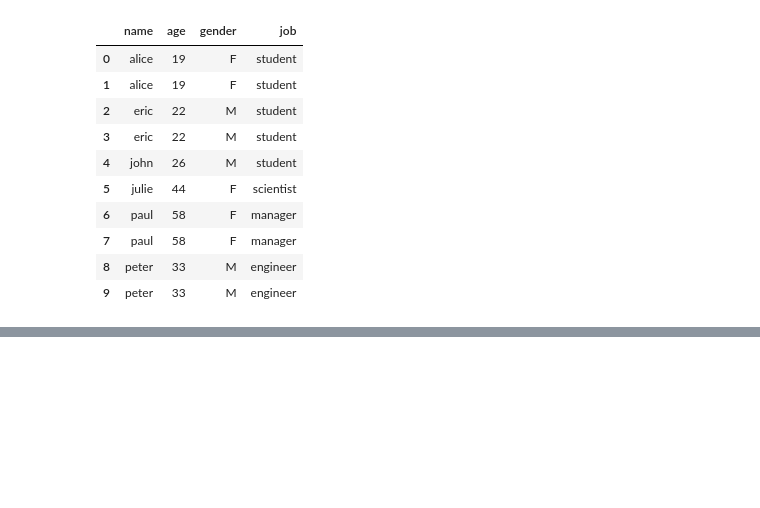
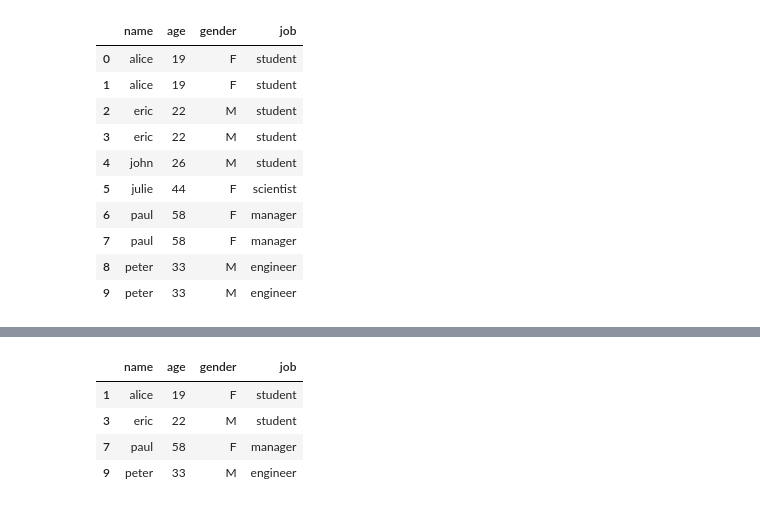
Before and after one commit to toarnabtrainer/AEC_ML_With_Python_August_2024, a Jupyter notebook: Pandas.ipynb, the cells around one changed output, grey strips where cells are left out. Cells and saved outputs as stored; diff of their text form; code cells hidden in the pictures; blank space fills up the shorter version.

```diff
--- a/Pandas.ipynb
+++ b/Pandas.ipynb
@@ -987,0 +994,8 @@ df[(df.index == 0)]
+# %%
+df[df.duplicated()]
+# %% [output]
+|  | name | age | gender | job |
+| 1 | alice | 19 | F | student |
+| 3 | eric | 22 | M | student |
+| 7 | paul | 58 | F | manager |
+| 9 | peter | 33 | M | engineer |
```
Also changed, not shown: parts of 6 cells of this notebook.
